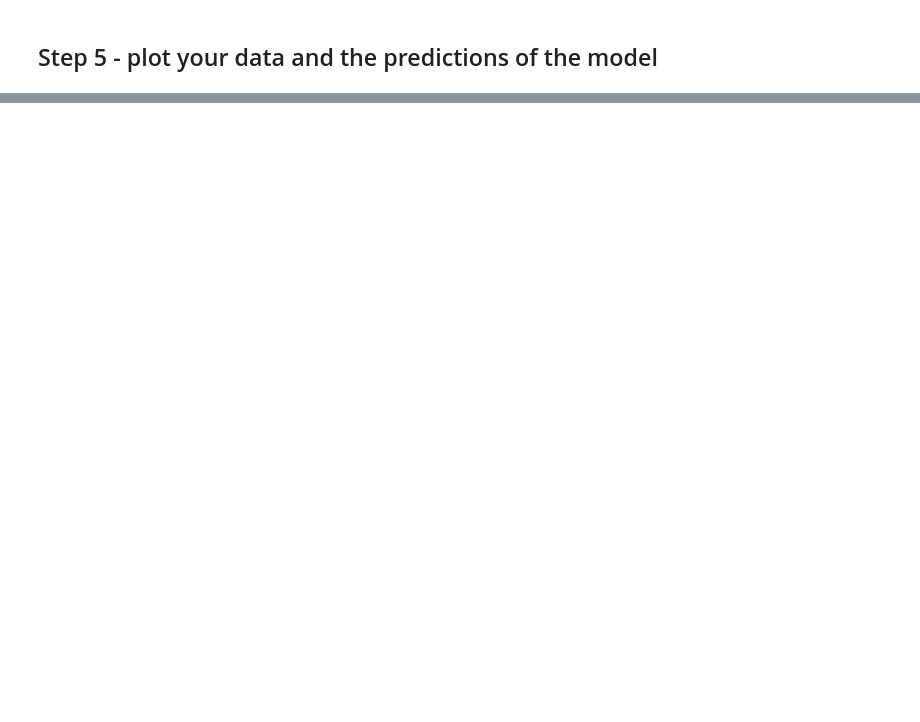
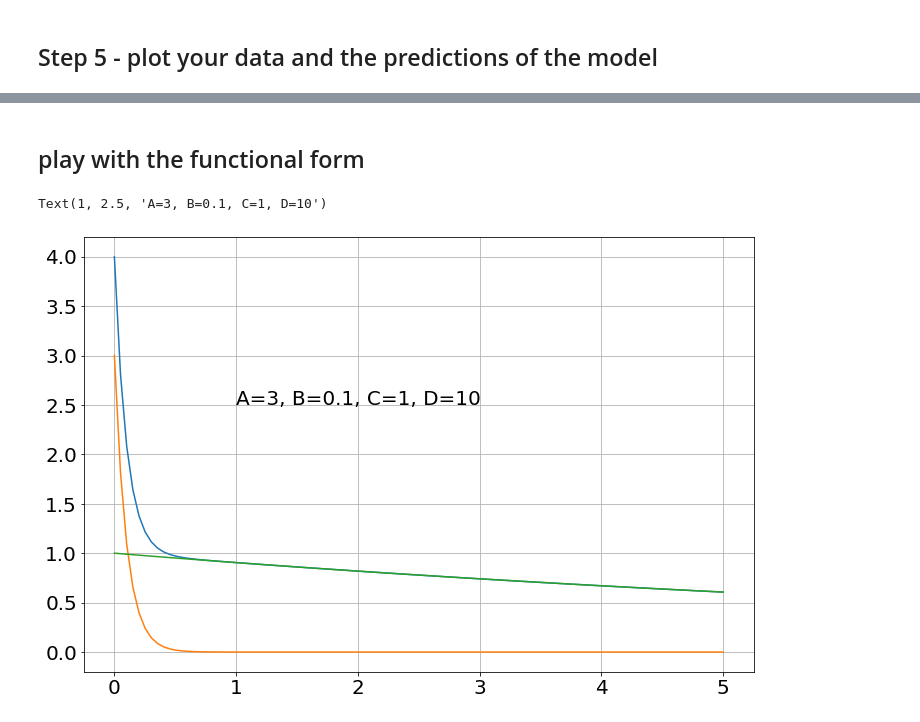
Before and after one commit to bblais/Computer-Programming-for-the-Sciences-Spring-2022, a Jupyter notebook: Sprint #3 - Parameter Fitting and Scientific Questions/2022-03-29 - fitting double exponential functions.ipynb, the cells around one changed output, grey strips where cells are left out. Saved outputs shown, nothing was run; the diff lists cells and outputs as text; code cells hidden in the pictures; blank space fills up the shorter version.

```diff
--- a/Sprint #3 - Parameter Fitting and Scientific Questions/2022-03-29 - fitting double exponential functions.ipynb
+++ b/Sprint #3 - Parameter Fitting and Scientific Questions/2022-03-29 - fitting double exponential functions.ipynb
@@ -65,0 +115,21 @@ plot(x_data,y_data,'o')
+# %% [markdown]
+## play with the functional form
+# %%
+x=linspace(0,5,100)
+A=3
+B=0.1
+C=1
+D=10
+y=A*exp(-x/B)+C*exp(-x/D)
+plot(x,y)
+
+y=A*exp(-x/B)
+plot(x,y)
+
+y=C*exp(-x/D)
+plot(x,y)
+
+text(1,2.5,f"A={A}, B={B}, C={C}, D={D}")
+# %% [output]
+Text(1, 2.5, 'A=3, B=0.1, C=1, D=10')
+[figure, added]
```
Also changed, not shown: parts of 17 cells of this notebook, 1 other file.
